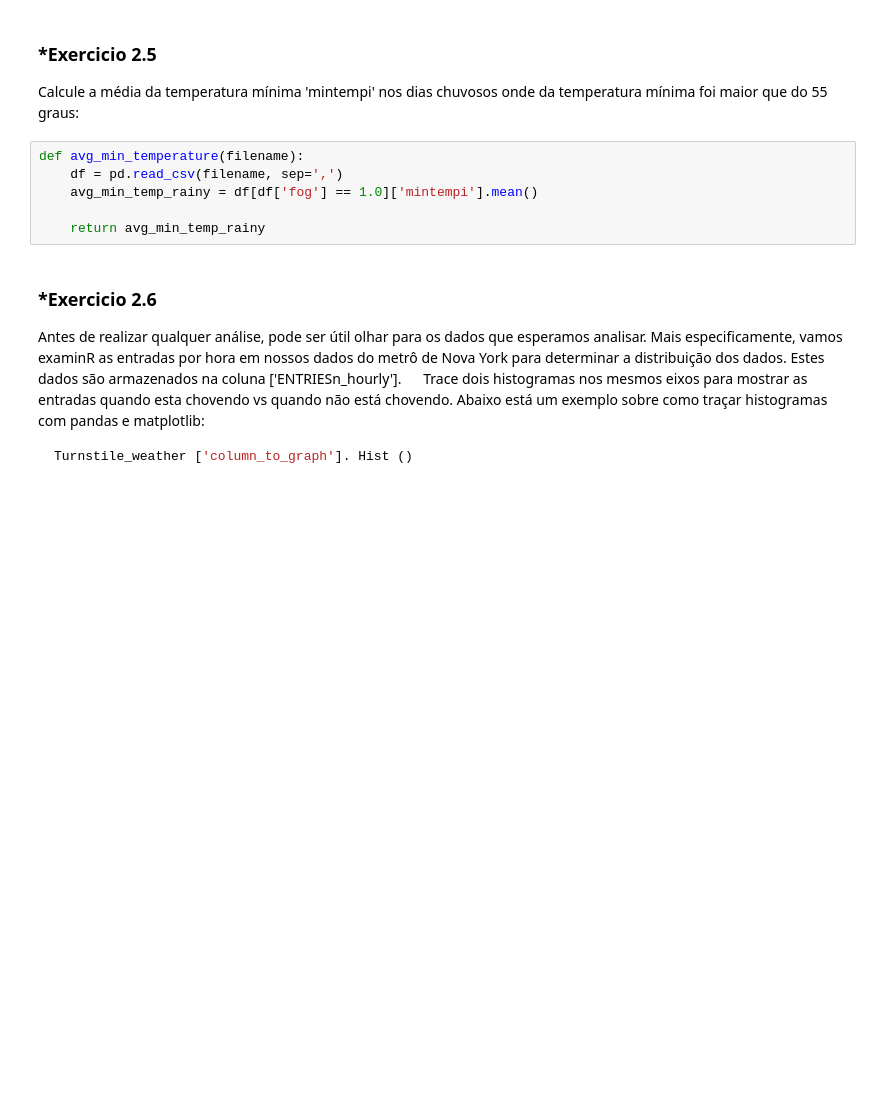
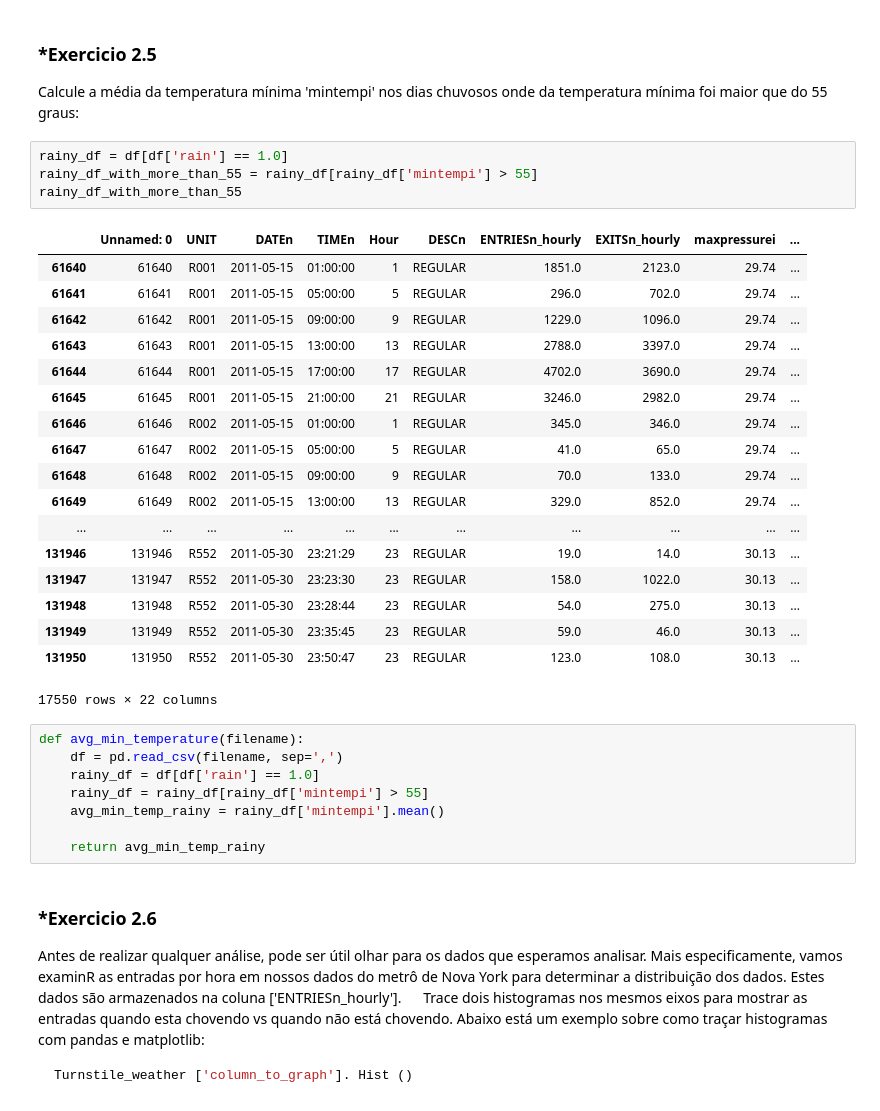
Before and after one commit to thiagoramos23/analyzing-subway-data, a Jupyter notebook: analyzing-subway-data-ndfdsi.ipynb, the cells around one changed output. Cells and saved outputs as stored; diff of their text form; blank space fills up the shorter version.

```diff
--- a/analyzing-subway-data-ndfdsi.ipynb
+++ b/analyzing-subway-data-ndfdsi.ipynb
@@ -376,10 +377,35 @@ def avg_weekend_temperature(filename):
 ### *Exercicio 2.5
 
 Calcule a média da temperatura mínima 'mintempi' nos dias chuvosos onde da temperatura mínima foi maior que do 55 graus:
+# %%
+rainy_df = df[df['rain'] == 1.0]
+rainy_df_with_more_than_55 = rainy_df[rainy_df['mintempi'] > 55]
+rainy_df_with_more_than_55
+# %% [output]
+|  | Unnamed: 0 | UNIT | DATEn | TIMEn | Hour | DESCn | ENTRIESn_hourly | EXITSn_hourly | maxpressurei | ... |
+| 61640 | 61640 | R001 | 2011-05-15 | 01:00:00 | 1 | REGULAR | 1851.0 | 2123.0 | 29.74 | ... |
+| 61641 | 61641 | R001 | 2011-05-15 | 05:00:00 | 5 | REGULAR | 296.0 | 702.0 | 29.74 | ... |
+| 61642 | 61642 | R001 | 2011-05-15 | 09:00:00 | 9 | REGULAR | 1229.0 | 1096.0 | 29.74 | ... |
+| 61643 | 61643 | R001 | 2011-05-15 | 13:00:00 | 13 | REGULAR | 2788.0 | 3397.0 | 29.74 | ... |
+| 61644 | 61644 | R001 | 2011-05-15 | 17:00:00 | 17 | REGULAR | 4702.0 | 3690.0 | 29.74 | ... |
+| 61645 | 61645 | R001 | 2011-05-15 | 21:00:00 | 21 | REGULAR | 3246.0 | 2982.0 | 29.74 | ... |
+| 61646 | 61646 | R002 | 2011-05-15 | 01:00:00 | 1 | REGULAR | 345.0 | 346.0 | 29.74 | ... |
+| 61647 | 61647 | R002 | 2011-05-15 | 05:00:00 | 5 | REGULAR | 41.0 | 65.0 | 29.74 | ... |
+| 61648 | 61648 | R002 | 2011-05-15 | 09:00:00 | 9 | REGULAR | 70.0 | 133.0 | 29.74 | ... |
+| 61649 | 61649 | R002 | 2011-05-15 | 13:00:00 | 13 | REGULAR | 329.0 | 852.0 | 29.74 | ... |
+| ... | ... | ... | ... | ... | ... | ... | ... | ... | ... | ... |
+| 131946 | 131946 | R552 | 2011-05-30 | 23:21:29 | 23 | REGULAR | 19.0 | 14.0 | 30.13 | ... |
+| 131947 | 131947 | R552 | 2011-05-30 | 23:23:30 | 23 | REGULAR | 158.0 | 1022.0 | 30.13 | ... |
+| 131948 | 131948 | R552 | 2011-05-30 | 23:28:44 | 23 | REGULAR | 54.0 | 275.0 | 30.13 | ... |
+| 131949 | 131949 | R552 | 2011-05-30 | 23:35:45 | 23 | REGULAR | 59.0 | 46.0 | 30.13 | ... |
+| 131950 | 131950 | R552 | 2011-05-30 | 23:50:47 | 23 | REGULAR | 123.0 | 108.0 | 30.13 | ... |
+17550 rows × 22 columns
 # %%
 def avg_min_temperature(filename):
     df = pd.read_csv(filename, sep=',')
-    avg_min_temp_rainy = df[df['fog'] == 1.0]['mintempi'].mean()
+    rainy_df = df[df['rain'] == 1.0]
+    rainy_df = rainy_df[rainy_df['mintempi'] > 55]
+    avg_min_temp_rainy = rainy_df['mintempi'].mean()
 
     return avg_min_temp_rainy
 # %% [markdown]
```
Also changed, not shown: parts of 4 cells of this notebook, 4 other files.
